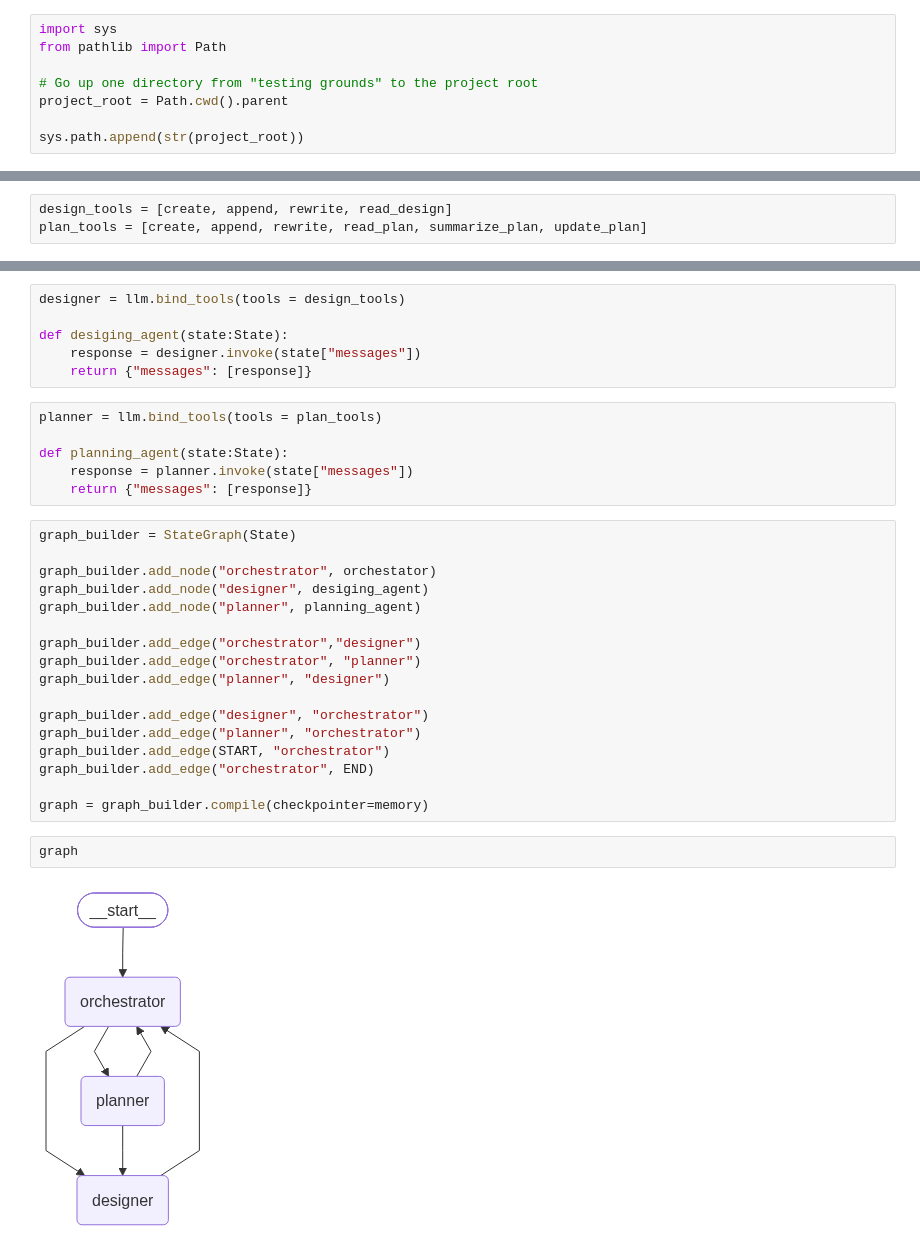
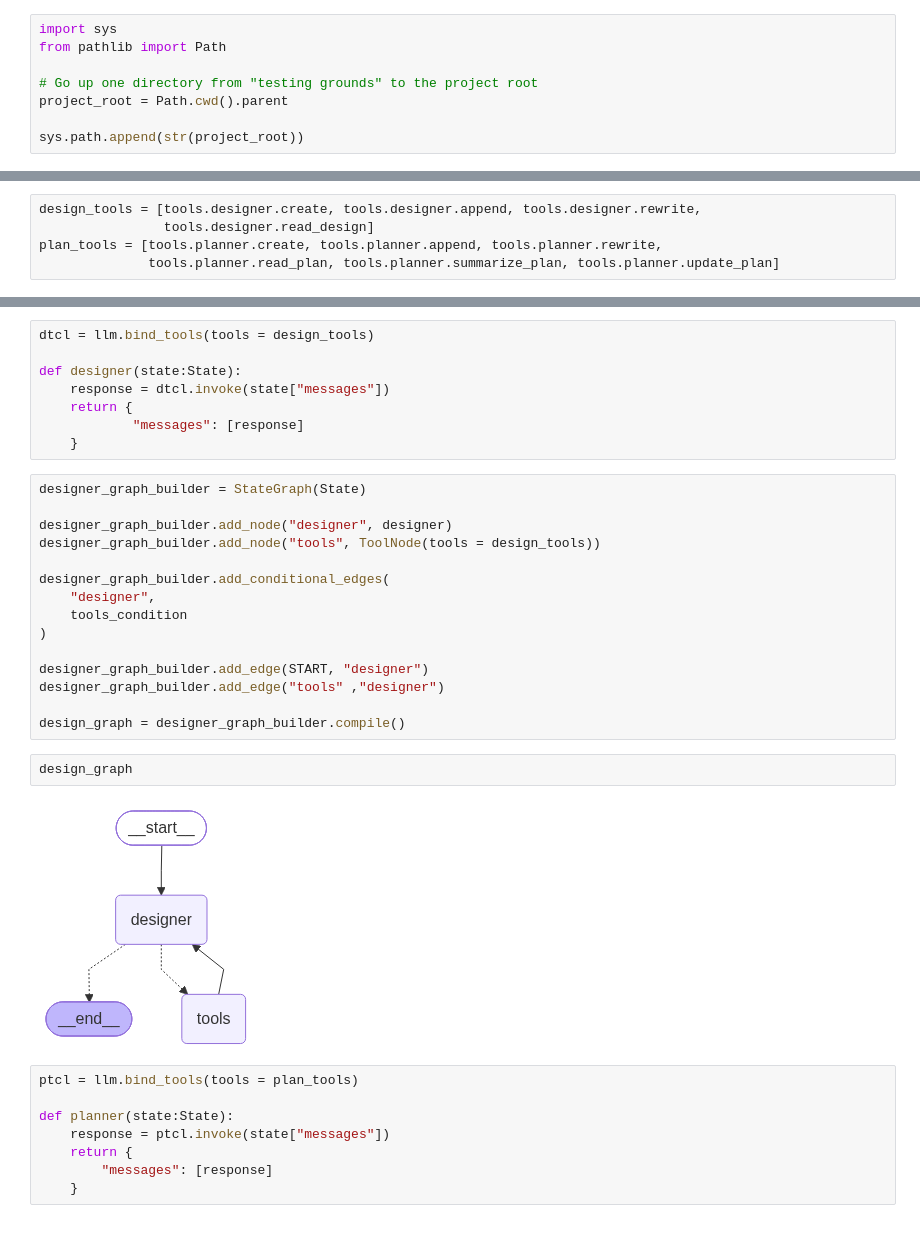
Before and after one commit to aryan-nimje/SDLC-using-Lang-Graph, a Jupyter notebook: agent_testing_grounds/supervisor_architecture.ipynb, the cells around one changed output, grey strips where cells are left out. Saved outputs shown, nothing was run; the diff lists cells and outputs as text.

```diff
--- a/agent_testing_grounds/supervisor_architecture.ipynb
+++ b/agent_testing_grounds/supervisor_architecture.ipynb
@@ -64,3 +63,5 @@ from tools.designer import create, append, rewrite, read_design
 # %%
-design_tools = [create, append, rewrite, read_design]
-plan_tools = [create, append, rewrite, read_plan, summarize_plan, update_plan]
+design_tools = [tools.designer.create, tools.designer.append, tools.designer.rewrite,
+                tools.designer.read_design]
+plan_tools = [tools.planner.create, tools.planner.append, tools.planner.rewrite,
+              tools.planner.read_plan, tools.planner.summarize_plan, tools.planner.update_plan]
@@ -71,33 +68,35 @@ def orchestator(state:State):
-# %%
-designer = llm.bind_tools(tools = design_tools)
-
-def desiging_agent(state:State):
-    response = designer.invoke(state["messages"])
-    return {"messages": [response]}
-# %%
-planner = llm.bind_tools(tools = plan_tools)
-
-def planning_agent(state:State):
-    response = planner.invoke(state["messages"])
-    return {"messages": [response]}
-# %%
-graph_builder = StateGraph(State)
-
-graph_builder.add_node("orchestrator", orchestator)
-graph_builder.add_node("designer", desiging_agent)
-graph_builder.add_node("planner", planning_agent)
-
-graph_builder.add_edge("orchestrator","designer")
-graph_builder.add_edge("orchestrator", "planner")
-graph_builder.add_edge("planner", "designer")
-
-graph_builder.add_edge("designer", "orchestrator")
-graph_builder.add_edge("planner", "orchestrator")
-graph_builder.add_edge(START, "orchestrator")
-graph_builder.add_edge("orchestrator", END)
-
-graph = graph_builder.compile(checkpointer=memory)
-# %%
-graph
-# %% [output]
-[figure, removed]
+# %%
+dtcl = llm.bind_tools(tools = design_tools)
+
+def designer(state:State):
+    response = dtcl.invoke(state["messages"])
+    return {
+            "messages": [response]
+    }
+# %%
+designer_graph_builder = StateGraph(State)
+
+designer_graph_builder.add_node("designer", designer)
+designer_graph_builder.add_node("tools", ToolNode(tools = design_tools))
+
+designer_graph_builder.add_conditional_edges(
+    "designer",
+    tools_condition
+)
+
+designer_graph_builder.add_edge(START, "designer")
+designer_graph_builder.add_edge("tools" ,"designer")
+
+design_graph = designer_graph_builder.compile()
+# %%
+design_graph
+# %% [output]
+[figure, added]
+# %%
+ptcl = llm.bind_tools(tools = plan_tools)
+
+def planner(state:State):
+    response = ptcl.invoke(state["messages"])
+    return {
+        "messages": [response]
+    }
```
Also changed, not shown: parts of 16 cells of this notebook, 4 other files.
